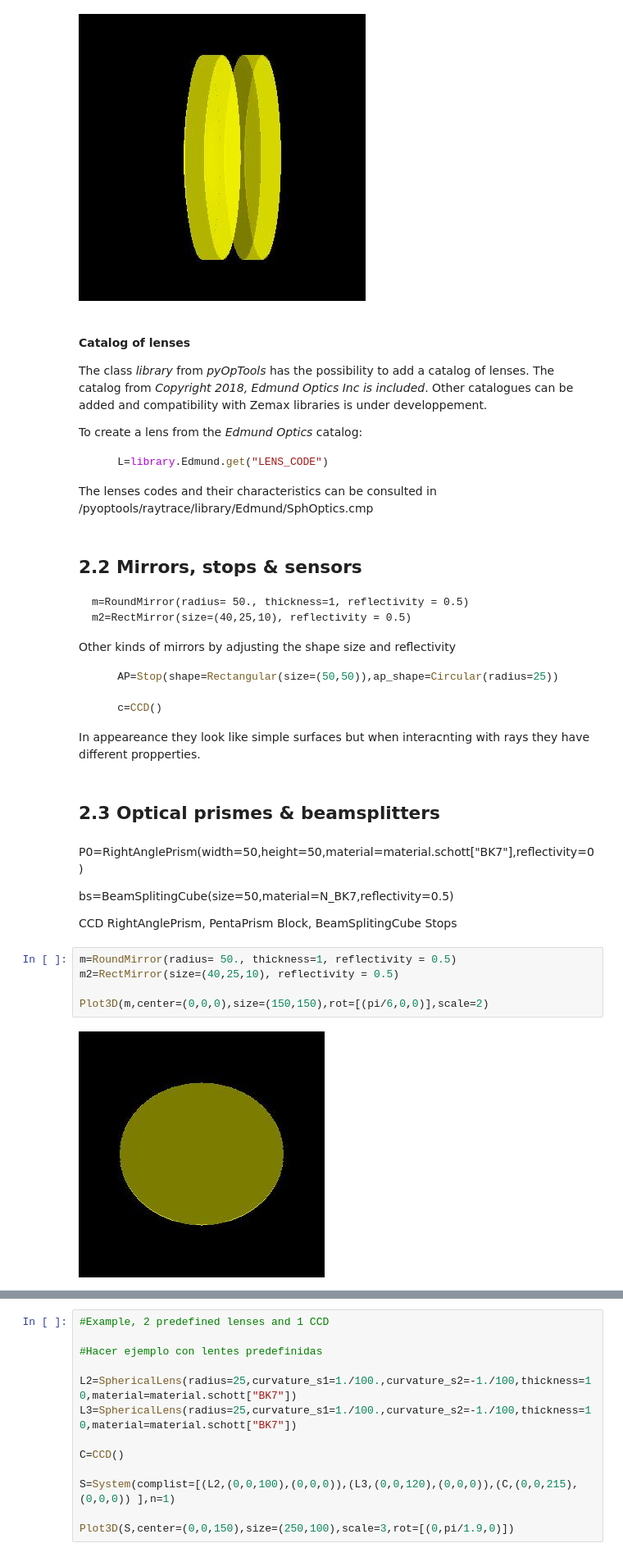
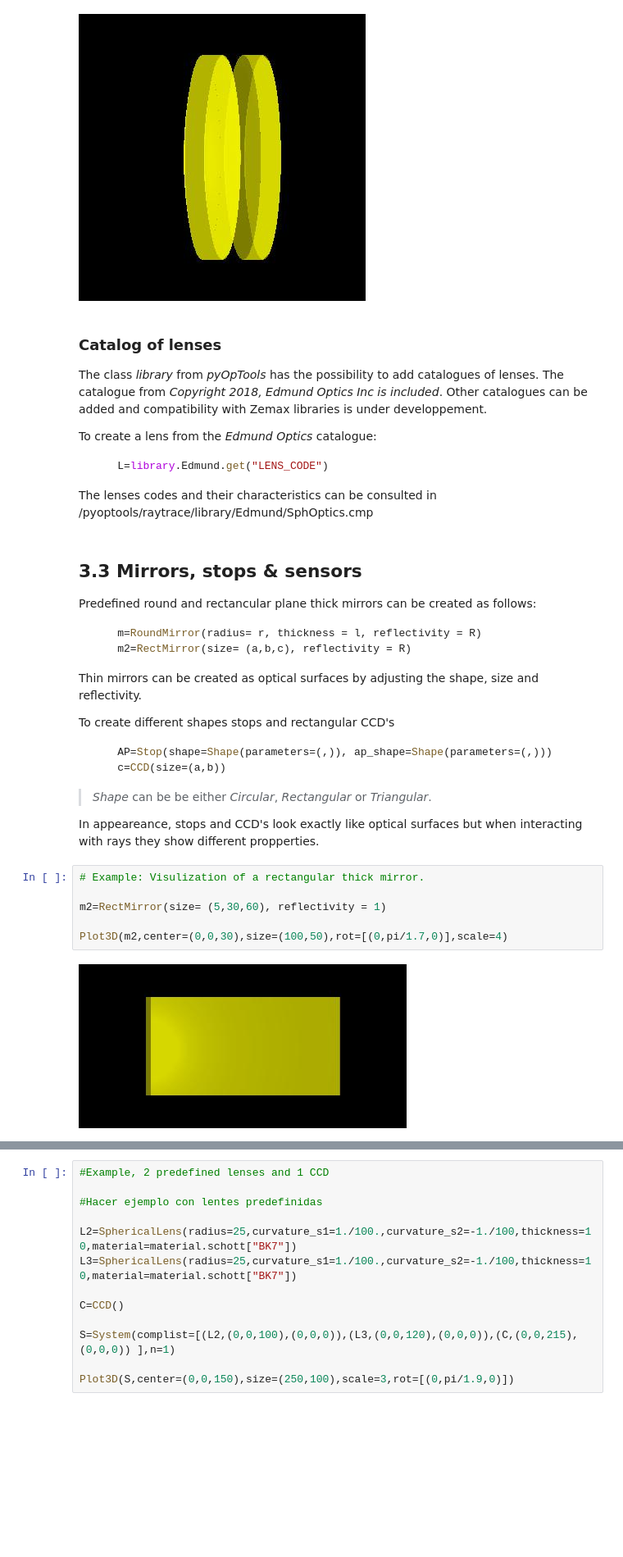
Before and after one commit to cihologramas/pyoptools, a Jupyter notebook: Tutorial.0.ipynb, the cells around one changed output, grey strips where cells are left out. Shown at 82% size. Cells and saved outputs as stored; diff of their text form; blank space fills up the shorter version.

````diff
--- a/Tutorial.0.ipynb
+++ b/Tutorial.0.ipynb
@@ -267,11 +300,11 @@ Plot3D(L,center=(0,0,0),size=(70,70),rot=[(0,pi/1.8,0)],scale=5)
 # %% [output]
 [figure]
 # %% [markdown]
-#### Catalog of lenses
+### Catalog of lenses
 
-The class *library* from *pyOpTools* has the possibility to add a catalog of lenses. The catalog from *Copyright 2018, Edmund Optics Inc is included*. Other catalogues can be added and compatibility with Zemax libraries is under developpement.
+The class *library* from *pyOpTools* has the possibility to add catalogues of lenses. The catalogue from *Copyright 2018, Edmund Optics Inc is included*. Other catalogues can be added and compatibility with Zemax libraries is under developpement.
 
-To create a lens from the *Edmund Optics* catalog:
+To create a lens from the *Edmund Optics* catalogue:
 
 ```python
     L=library.Edmund.get("LENS_CODE")
@@ -279,41 +312,32 @@ To create a lens from the *Edmund Optics* catalog:
 
 The lenses codes and their characteristics can be consulted in /pyoptools/raytrace/library/Edmund/SphOptics.cmp
 # %% [markdown]
-## 2.2 Mirrors, stops & sensors
+## 3.3 Mirrors, stops & sensors <a class="anchor" id="33"></a>
 
-```pytho
-m=RoundMirror(radius= 50., thickness=1, reflectivity = 0.5)
-m2=RectMirror(size=(40,25,10), reflectivity = 0.5)
-```
-
-
-   Other kinds of mirrors by adjusting the shape size and reflectivity
+Predefined round and rectancular plane thick mirrors can be created as follows:
 
 ```python
-    AP=Stop(shape=Rectangular(size=(50,50)),ap_shape=Circular(radius=25))
+    m=RoundMirror(radius= r, thickness = l, reflectivity = R)
+    m2=RectMirror(size= (a,b,c), reflectivity = R)
+```
+Thin mirrors can be created as optical surfaces by adjusting the shape, size and reflectivity.
 
-    c=CCD()
+To create different shapes stops and rectangular CCD's
+
+```python
+    AP=Stop(shape=Shape(parameters=(,)), ap_shape=Shape(parameters=(,)))
+    c=CCD(size=(a,b))
 ```
+> *Shape* can be be either *Circular*, *Rectangular* or *Triangular*.
 
 
 
-In appeareance they look like simple surfaces but when interacnting with rays they have different propperties.
+In appeareance, stops and CCD's look exactly like optical surfaces but when interacting with rays they show different propperties.
-# %% [markdown]
-## 2.3 Optical prismes & beamsplitters
-# %% [markdown]
-P0=RightAnglePrism(width=50,height=50,material=material.schott["BK7"],reflectivity=0)
-
-bs=BeamSplitingCube(size=50,material=N_BK7,reflectivity=0.5)
-
-
-CCD
-RightAnglePrism, PentaPrism
-Block, BeamSplitingCube
-Stops
-# %%
-m=RoundMirror(radius= 50., thickness=1, reflectivity = 0.5)
-m2=RectMirror(size=(40,25,10), reflectivity = 0.5)
-
-Plot3D(m,center=(0,0,0),size=(150,150),rot=[(pi/6,0,0)],scale=2)
-# %% [output]
-[figure, removed]
+# %%
+# Example: Visulization of a rectangular thick mirror.
+
+m2=RectMirror(size= (5,30,60), reflectivity = 1)
+
+Plot3D(m2,center=(0,0,30),size=(100,50),rot=[(0,pi/1.7,0)],scale=4)
+# %% [output]
+[figure, added]
````
Also changed, not shown: parts of 28 cells of this notebook, 3 other files.
